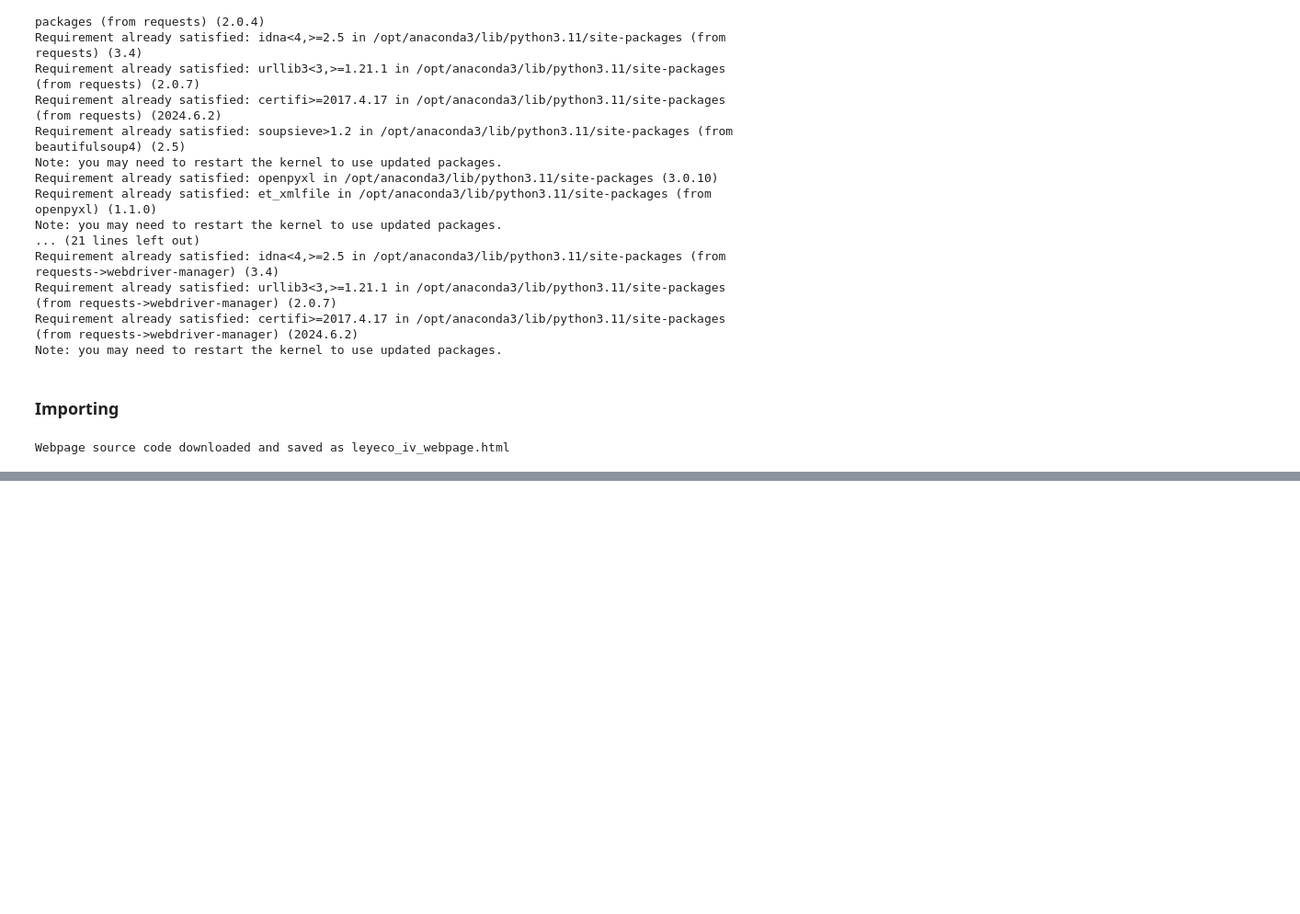
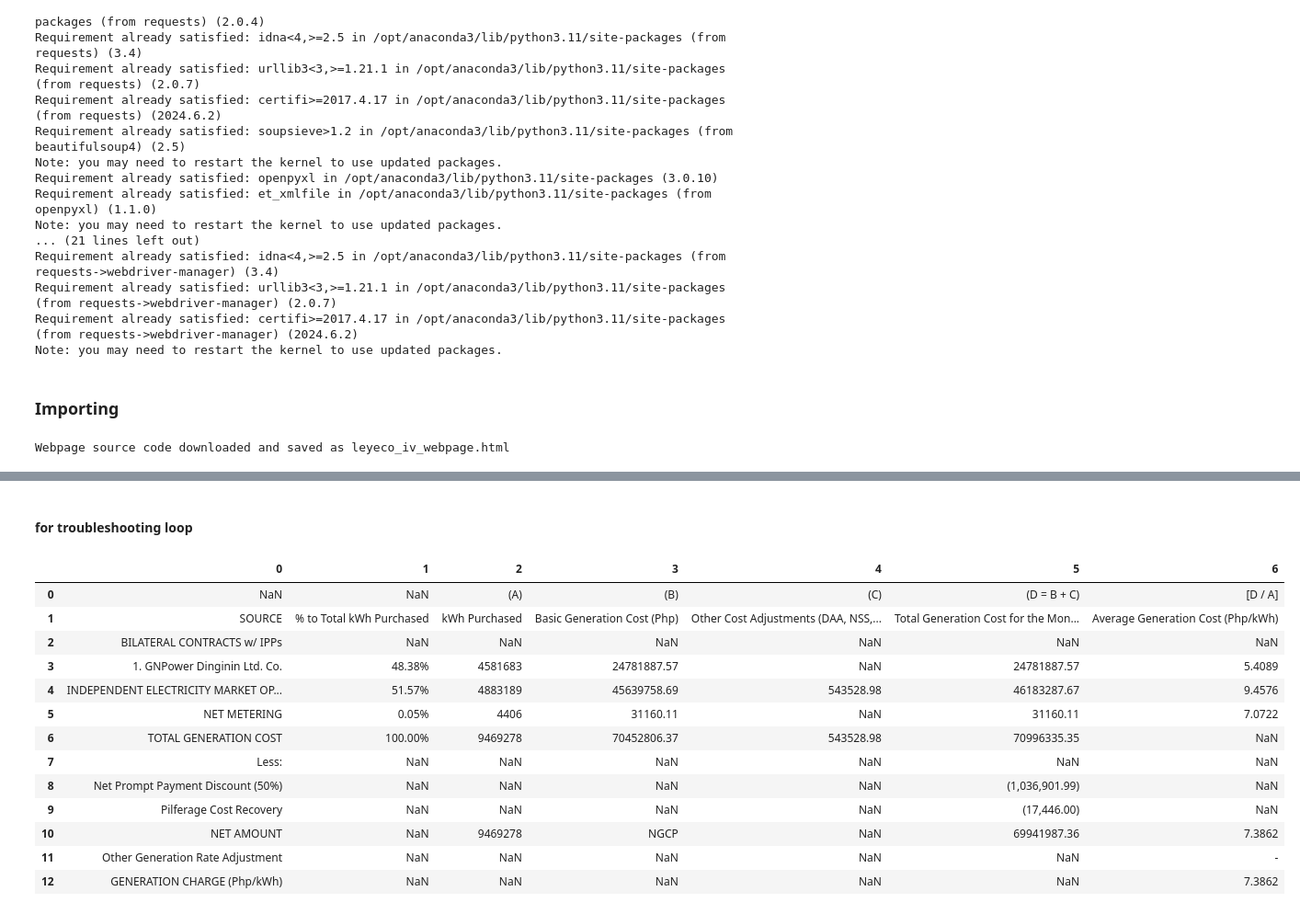
Before and after one commit to andreasenson/Scrape-DU-Generation-Charge, a Jupyter notebook: LEYECO IV/scrape_LEYECO_IV.ipynb, the cells around one changed output, grey strips where cells are left out. Shown at 92% size. Saved outputs shown, nothing was run; the diff lists cells and outputs as text; code cells hidden in the pictures; blank space fills up the shorter version.

```diff
--- a/LEYECO IV/scrape_LEYECO_IV.ipynb
+++ b/LEYECO IV/scrape_LEYECO_IV.ipynb
@@ -92,0 +96,42 @@ https://www.leyecoiv.com/2018/10/09/december-2018/
+# %%
+import requests
+import pandas as pd
+from bs4 import BeautifulSoup
+import re
+
+# Function to fetch and store a table from a given URL
+def fetch_table(url):
+    try:
+        response = requests.get(url)
+        response.raise_for_status()
+        soup = BeautifulSoup(response.text, 'html.parser')
+        table = soup.find('table')
+
+        if table:
+            df = pd.read_html(str(table))[0]
+            return df
+        else:
+            print(f"No table found at {url}")
+            return None
+    except requests.RequestException as e:
+        print(f"Error fetching {url}: {e}")
+        return None
+
+# Function to extract date key (MM-YY) from the URL
+def extract_date_key(url):
+    match = re.search(r'/(\d{4})/(\d{2})/\d{2}/', url)
+    if match:
+        year = match.group(1)[-2:]  # Get last two digits of the year
+        month = match.group(2)
+        return f"{month}-{year}"
+    return None
+
+# Iterate over unique links and store tables in DataFrames with date keys
+dataframes = {}
+
+for link in unique_links:
+    date_key = extract_date_key(link)
+    if date_key:
+        df = fetch_table(link)
+        if df is not None:
+            dataframes[date_key] = df
@@ -92,0 +307,20 @@ https://www.leyecoiv.com/2018/10/09/december-2018/
+# %% [markdown]
+#### for troubleshooting loop
+# %%
+df = dataframes["11-23"]
+df
+# %% [output]
+|  | 0 | 1 | 2 | 3 | 4 | 5 | 6 |
+| 0 | NaN | NaN | (A) | (B) | (C) | (D = B + C) | [D / A] |
+| 1 | SOURCE | % to Total kWh Purchased | kWh Purchased | Basic Generation Cost (Php) | Other Cost Adjustments (DAA, NSS,... | Total Generation Cost for the Mon... | Average Generation Cost (Php/kWh) |
+| 2 | BILATERAL CONTRACTS w/ IPPs | NaN | NaN | NaN | NaN | NaN | NaN |
+| 3 | 1. GNPower Dinginin Ltd. Co. | 48.38% | 4581683 | 24781887.57 | NaN | 24781887.57 | 5.4089 |
+| 4 | INDEPENDENT ELECTRICITY MARKET OP... | 51.57% | 4883189 | 45639758.69 | 543528.98 | 46183287.67 | 9.4576 |
+| 5 | NET METERING | 0.05% | 4406 | 31160.11 | NaN | 31160.11 | 7.0722 |
+| 6 | TOTAL GENERATION COST | 100.00% | 9469278 | 70452806.37 | 543528.98 | 70996335.35 | NaN |
+| 7 | Less: | NaN | NaN | NaN | NaN | NaN | NaN |
+| 8 | Net Prompt Payment Discount (50%) | NaN | NaN | NaN | NaN | (1,036,901.99) | NaN |
+| 9 | Pilferage Cost Recovery | NaN | NaN | NaN | NaN | (17,446.00) | NaN |
+| 10 | NET AMOUNT | NaN | 9469278 | NGCP | NaN | 69941987.36 | 7.3862 |
+| 11 | Other Generation Rate Adjustment | NaN | NaN | NaN | NaN | NaN | - |
+| 12 | GENERATION CHARGE (Php/kWh) | NaN | NaN | NaN | NaN | NaN | 7.3862 |
```
Also changed, not shown: parts of 13 cells of this notebook, 1 other file.
